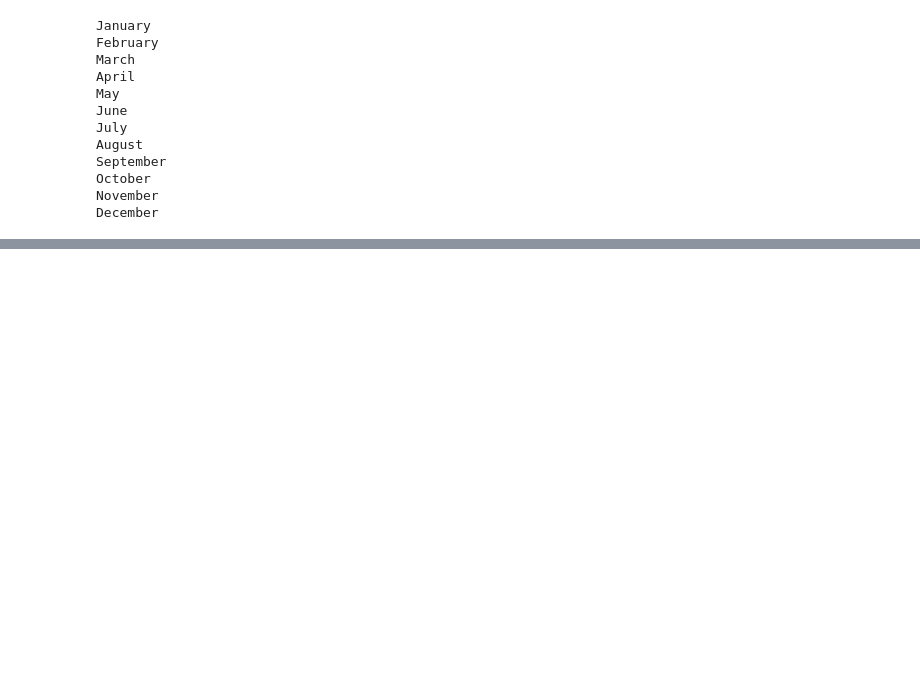
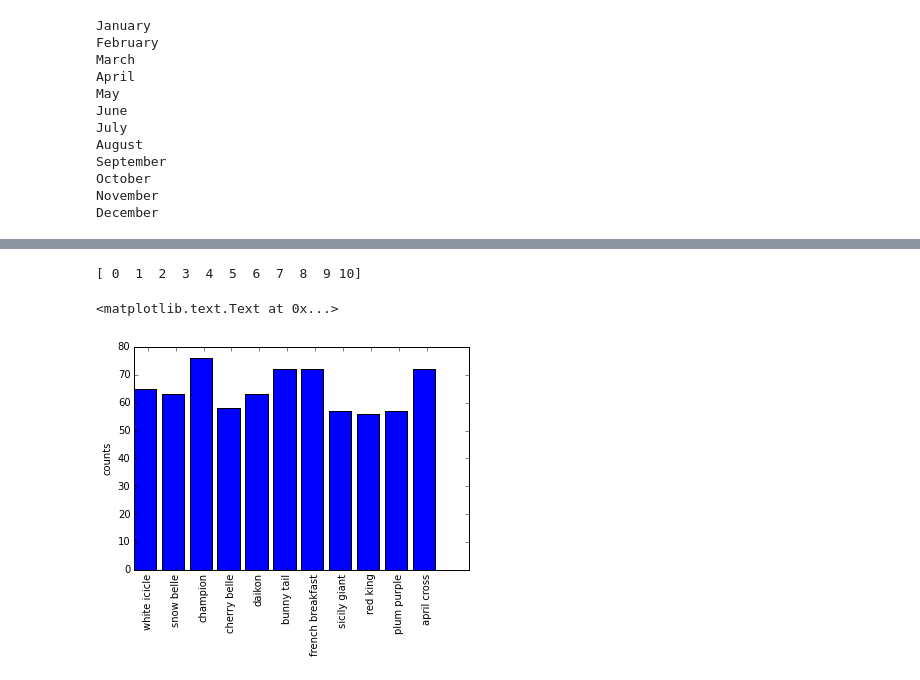
Before and after one commit to haanns/scala_sandbox, a Jupyter notebook: src/python_data_testing/Python_Notebook_Playground.ipynb, the cells around one changed output, grey strips where cells are left out. Drawn from its saved outputs; the diff is of its cells as text; code cells hidden in the pictures; blank space fills up the shorter version.

```diff
--- a/src/python_data_testing/Python_Notebook_Playground.ipynb
+++ b/src/python_data_testing/Python_Notebook_Playground.ipynb
@@ -36,0 +45,38 @@ December
+# %%
+def count_radish_total():
+  file = open('radishsurvey.txt')
+  count = 0
+  empty_dict = {}
+  for line in file:
+    line = line.strip().split(' - ')
+    name, item = line
+    item_strip = item.strip().lower().replace("  "," ")
+    if item_strip not in empty_dict:
+      empty_dict[item_strip] = 1
+    else:
+      empty_dict[item_strip] = empty_dict[item_strip]+1
+  return empty_dict
+
+counts = count_radish_total()
+
+import matplotlib.pyplot as plt
+import numpy as np
+
+names = []
+votes = []
+# Split the dictionary of name:votes into two lists, one for names and one for vote count
+for radish in counts:
+    names.append(radish)
+    votes.append(counts[radish])
+
+# The X axis can just be numbered 0,1,2,3...
+x = np.arange(len(counts))
+
+print(x)
+plt.bar(x, votes)
+plt.xticks(x + 0.5, names, rotation=90)
+plt.ylabel("counts")
+# %% [output]
+[ 0  1  2  3  4  5  6  7  8  9 10]
+<matplotlib.text.Text at 0x...>
+[figure, added]
```
Also changed, not shown: parts of 8 cells of this notebook, 3 other files.
